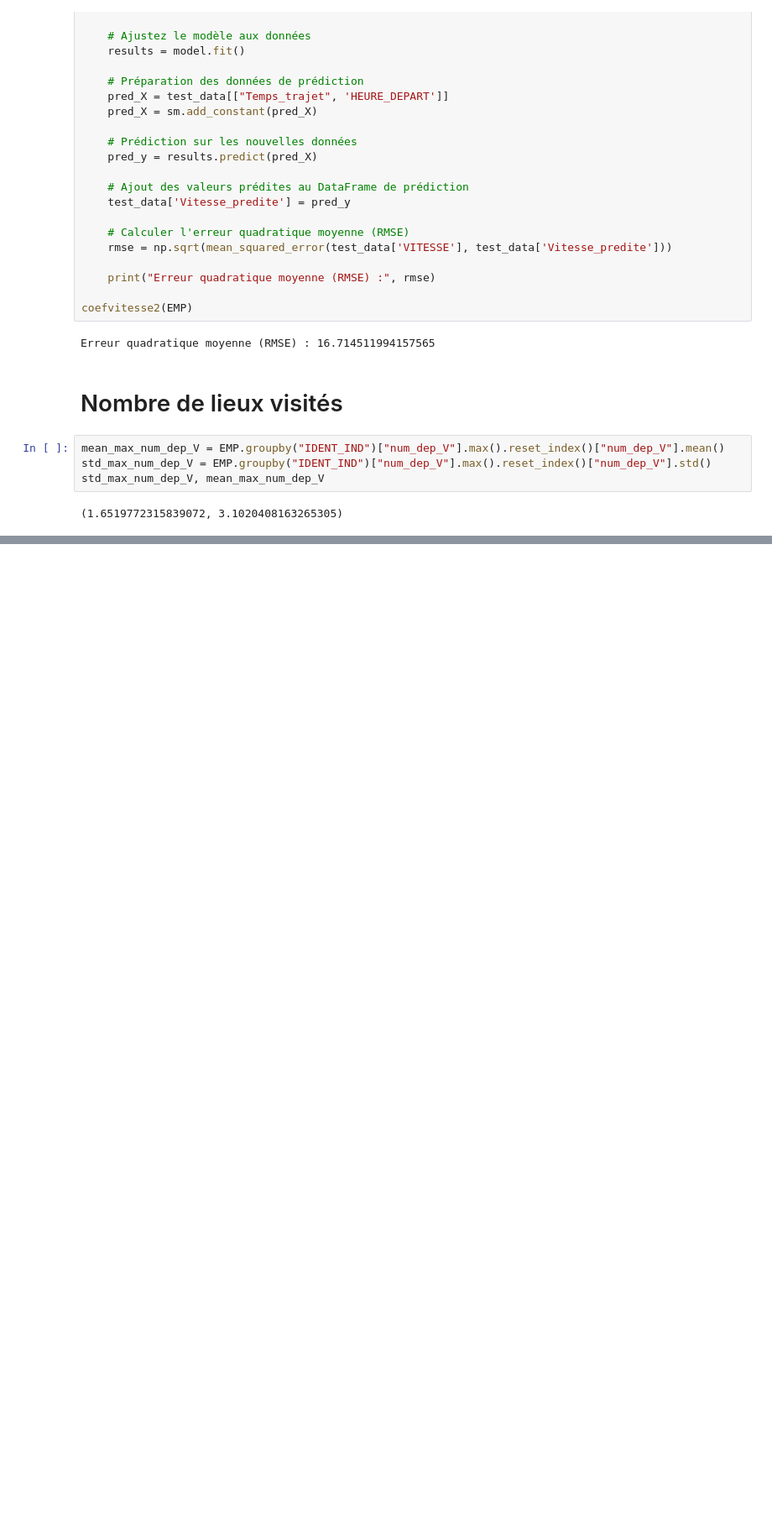
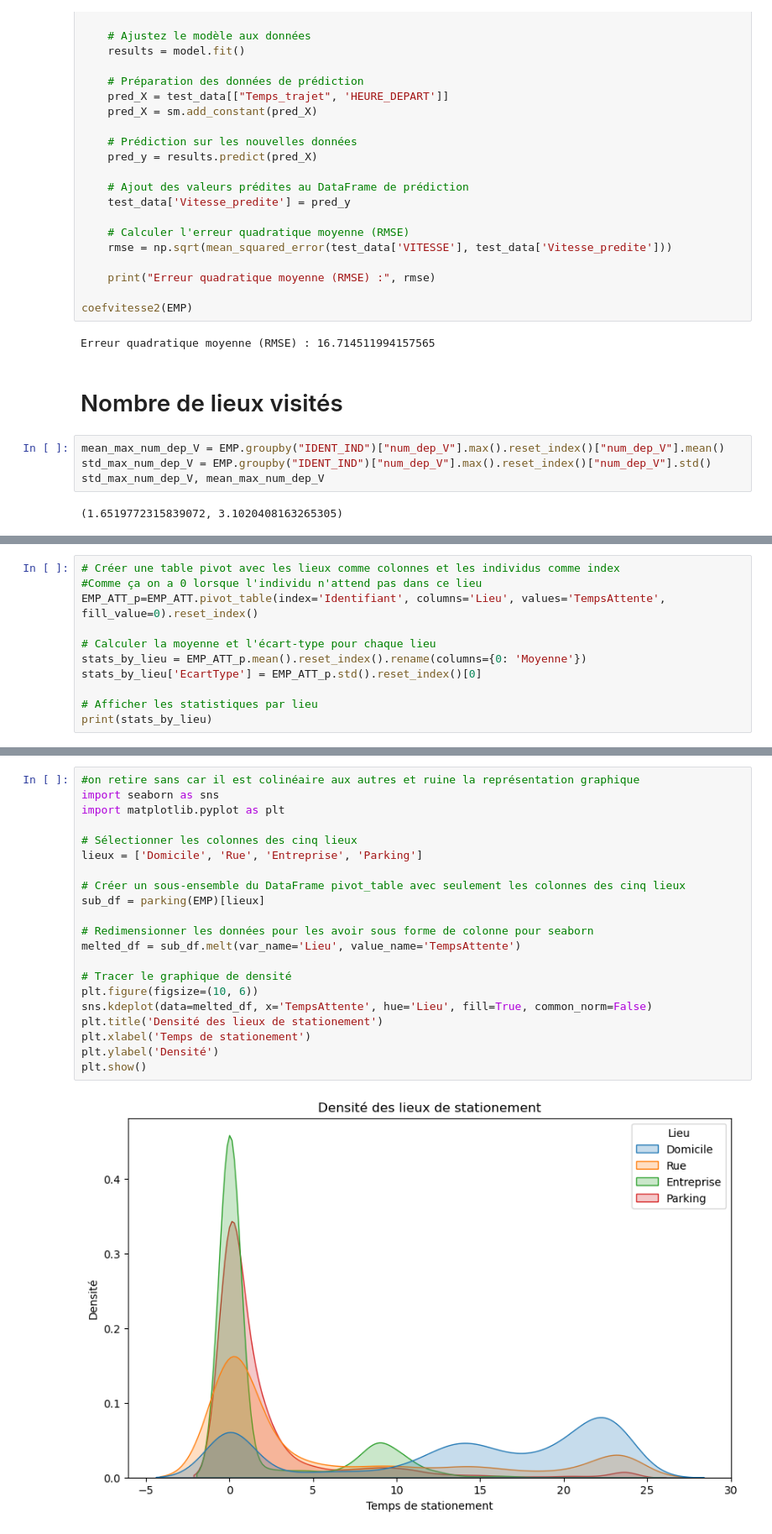
Before and after one commit to kilianguillon/Projet_statapp, a Jupyter notebook: script_main.ipynb, the cells around one changed output, grey strips where cells are left out. Shown at 84% size. Cells and saved outputs as stored; diff of their text form; blank space fills up the shorter version.

Commit message:
parking

```diff
--- a/script_main.ipynb
+++ b/script_main.ipynb
@@ -731,0 +811,11 @@ On ne peut pas rejeter à 5% l'hypothèse d'adéquation
+# %%
+# Créer une table pivot avec les lieux comme colonnes et les individus comme index
+#Comme ça on a 0 lorsque l'individu n'attend pas dans ce lieu
+EMP_ATT_p=EMP_ATT.pivot_table(index='Identifiant', columns='Lieu', values='TempsAttente', fill_value=0).reset_index()
+
+# Calculer la moyenne et l'écart-type pour chaque lieu
+stats_by_lieu = EMP_ATT_p.mean().reset_index().rename(columns={0: 'Moyenne'})
+stats_by_lieu['EcartType'] = EMP_ATT_p.std().reset_index()[0]
+
+# Afficher les statistiques par lieu
+print(stats_by_lieu)
@@ -731,0 +900,23 @@ On ne peut pas rejeter à 5% l'hypothèse d'adéquation
+# %%
+#on retire sans car il est colinéaire aux autres et ruine la représentation graphique
+import seaborn as sns
+import matplotlib.pyplot as plt
+
+# Sélectionner les colonnes des cinq lieux
+lieux = ['Domicile', 'Rue', 'Entreprise', 'Parking']
+
+# Créer un sous-ensemble du DataFrame pivot_table avec seulement les colonnes des cinq lieux
+sub_df = parking(EMP)[lieux]
+
+# Redimensionner les données pour les avoir sous forme de colonne pour seaborn
+melted_df = sub_df.melt(var_name='Lieu', value_name='TempsAttente')
+
+# Tracer le graphique de densité
+plt.figure(figsize=(10, 6))
+sns.kdeplot(data=melted_df, x='TempsAttente', hue='Lieu', fill=True, common_norm=False)
+plt.title('Densité des lieux de stationement')
+plt.xlabel('Temps de stationement')
+plt.ylabel('Densité')
+plt.show()
+# %% [output]
+[figure, added]
```
Also changed, not shown: parts of 8 cells of this notebook.
